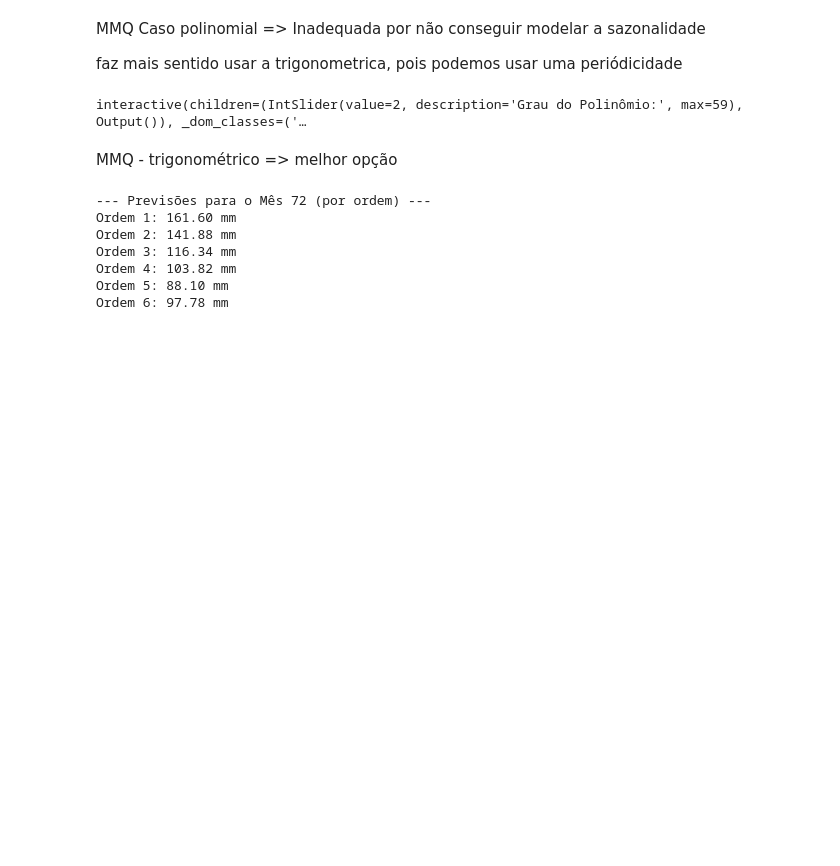
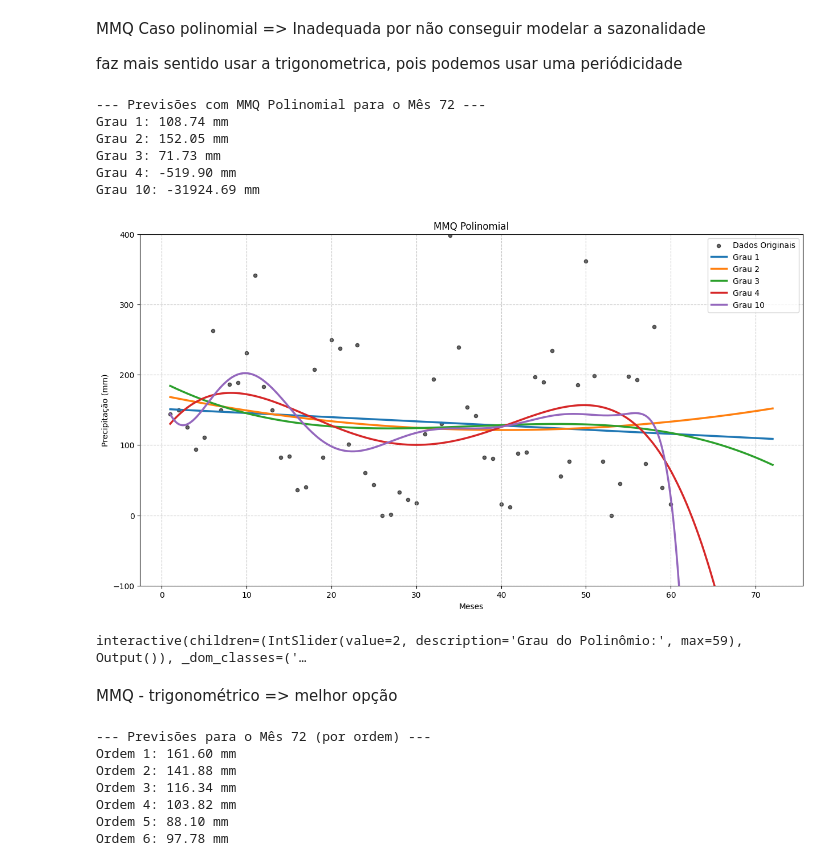
Before and after one commit to asegnibo/Calculo_Numerico, a Jupyter notebook: modelo_trigonometrico.ipynb, the cells around one changed output. Drawn from its saved outputs; the diff is of its cells as text; code cells hidden in the pictures; blank space fills up the shorter version.

```diff
--- a/modelo_trigonometrico.ipynb
+++ b/modelo_trigonometrico.ipynb
@@ -492,6 +493,70 @@ A previsão para o mês 72 é: 2.957245e+31
 MMQ Caso polinomial =>  Inadequada por não conseguir modelar a sazonalidade
 
 faz mais sentido usar a trigonometrica, pois podemos usar uma periódicidade
+# %%
+import numpy as np
+import matplotlib.pyplot as plt
+
+# --- Seus dados ---
+x_dados = np.arange(1, 61)
+y_dados = np.array([
+    144.4, 150.0, 125.8, 94.0, 111.0, 262.2, 149.8, 186.0, 188.4, 231.3,
+    341.4, 182.7, 149.6, 82.4, 84.0, 35.9, 40.3, 207.0, 82.4, 250.0,
+    237.2, 101.2, 242.7, 60.4, 43.2, 0.0, 1.1, 33.1, 22.3, 17.1,
+    115.3, 193.2, 130.4, 397.8, 239.0, 153.6, 141.4, 82.6, 80.8, 15.6,
+    11.8, 88.0, 90.0, 196.6, 189.2, 234.2, 55.4, 76.4, 185.4, 362.0,
+    198.8, 76.4, 0.0, 44.8, 197.3, 192.8, 73.1, 268.0, 39.0, 15.8
+])
+
+
+# --- Estrutura Principal do Gráfico Comparativo ---
+
+# 1. Criar a figura e os eixos UMA VEZ
+plt.figure(figsize=(15, 8))
+# 2. Plotar os dados originais UMA VEZ
+plt.scatter(x_dados, y_dados, label='Dados Originais', color='black', alpha=0.6, s=20)
+
+print("--- Previsões com MMQ Polinomial para o Mês 72 ---")
+
+# Vamos testar alguns graus baixos e um grau um pouco mais alto para ver o overfitting
+graus_a_testar = [1, 2, 3, 4, 10]
+
+# 3. Loop para calcular e plotar cada modelo polinomial
+for grau in graus_a_testar:
+
+    # Ajustar o polinômio de grau baixo usando MMQ
+    coeficientes = np.polyfit(x_dados, y_dados, grau)
+    polinomio_mmq = np.poly1d(coeficientes)
+
+    # Gerar a curva de tendência
+    x_curva = np.linspace(1, 72, 400)
+    y_curva = polinomio_mmq(x_curva)
+
+    # Plotar a curva do modelo atual no mesmo gráfico
+    plt.plot(x_curva, y_curva, label=f'Grau {grau}', linewidth=2.5)
+
+    # Calcular e imprimir a previsão
+    mes_futuro = 72
+    precipitacao_prevista = polinomio_mmq(mes_futuro)
+    print(f"Grau {grau}: {precipitacao_prevista:.2f} mm")
+
+
+# 4. Configurar os detalhes do gráfico DEPOIS do loop
+plt.title('MMQ Polinomial')
+plt.xlabel('Meses')
+plt.ylabel('Precipitação (mm)')
+plt.grid(True, linestyle='--', alpha=0.7)
+plt.legend(fontsize=10)
+plt.ylim(-100, 400)
+plt.show()
+# %% [output]
+--- Previsões com MMQ Polinomial para o Mês 72 ---
+Grau 1: 108.74 mm
+Grau 2: 152.05 mm
+Grau 3: 71.73 mm
+Grau 4: -519.90 mm
+Grau 10: -31924.69 mm
+[figure, added]
 # %%
 import numpy as np
 import matplotlib.pyplot as plt
```
Also changed, not shown: parts of 4 cells of this notebook.
